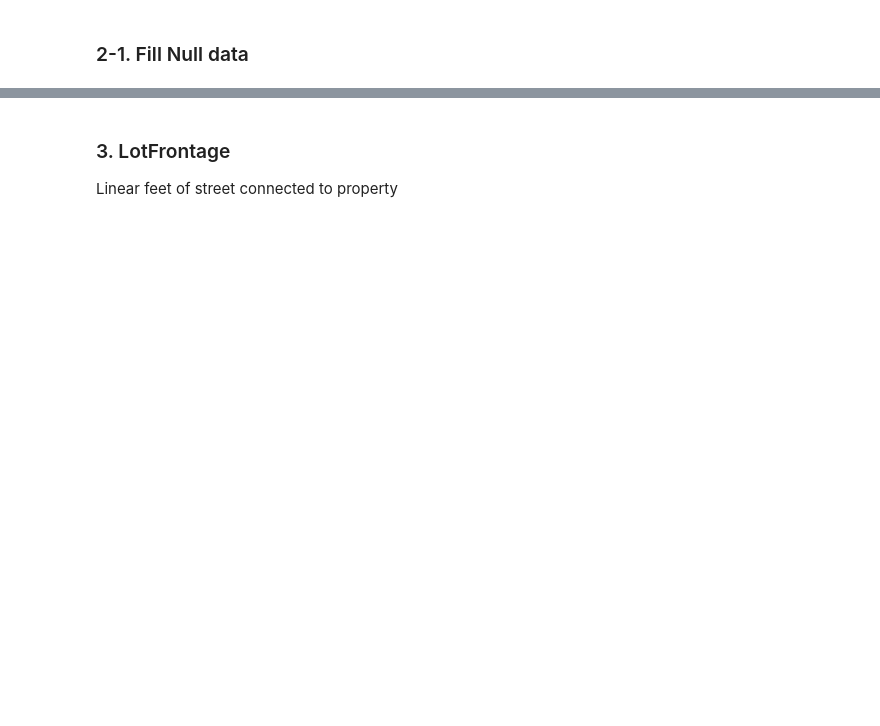
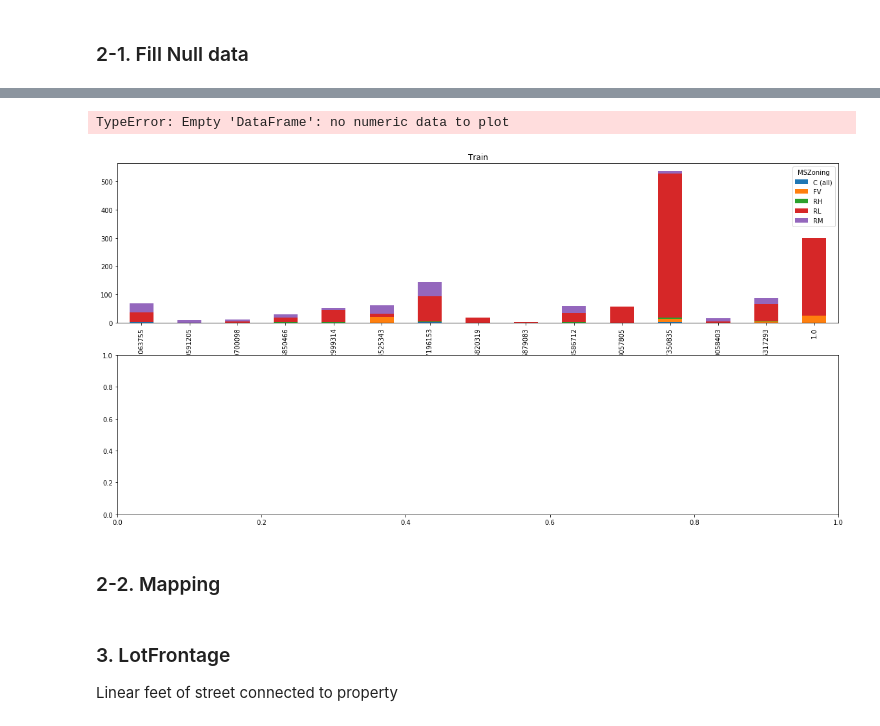
Before and after one commit to gjustin40/Kaggle, a Jupyter notebook: House-Prices/House_prices.ipynb, the cells around one changed output, grey strips where cells are left out. Cells and saved outputs as stored; diff of their text form; code cells hidden in the pictures; blank space fills up the shorter version.

```diff
--- a/House-Prices/House_prices.ipynb
+++ b/House-Prices/House_prices.ipynb
@@ -217,0 +235,2 @@ train.head()
+# %%
+train['MSSubClass'] = train['MSSubClass'].map(mapping('MSSubClass'))
@@ -244,4 +277,0 @@ array(['RL', 'RM', 'C (all)', 'FV', 'RH'], dtype=object)
-# %%
-mszoning_mapping = {'RL' : 0, 'RM' : 1, 'C (all)' : 2, 'FV' : 3, 'RH' : 4}
-train['MSZoning'] = train['MSZoning'].map(mszoning_mapping)
-train.head()
@@ -275 +288,8 @@ test[test['MSZoning'].isnull()]
 4 rows × 80 columns
+# %%
+fig, axes = plt.subplots(2,1)
+train[['MSSubClass', 'MSZoning']].groupby(['MSSubClass', 'MSZoning']).size().unstack().plot(kind  = 'bar', figsize = (20, 10), stacked = True, ax = axes[0], title = 'Train')
+test[['MSSubClass', 'MSZoning']].groupby(['MSSubClass', 'MSZoning']).size().unstack().plot(kind  = 'bar', figsize = (20, 10), stacked = True, ax = axes[1], title = 'Test')
+# %% [output]
+TypeError: Empty 'DataFrame': no numeric data to plot
+[figure, added]
@@ -275,0 +299,2 @@ test[test['MSZoning'].isnull()]
+# %% [markdown]
+### 2-2. Mapping
```
Also changed, not shown: parts of 20 cells of this notebook.
